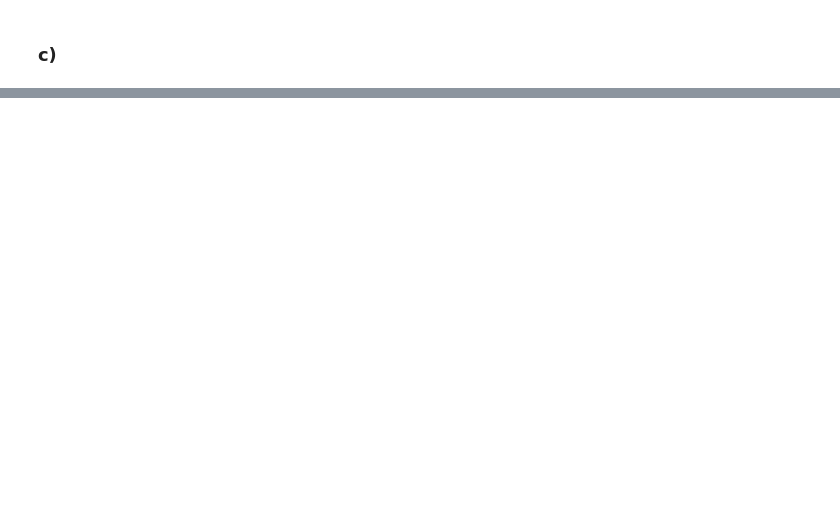
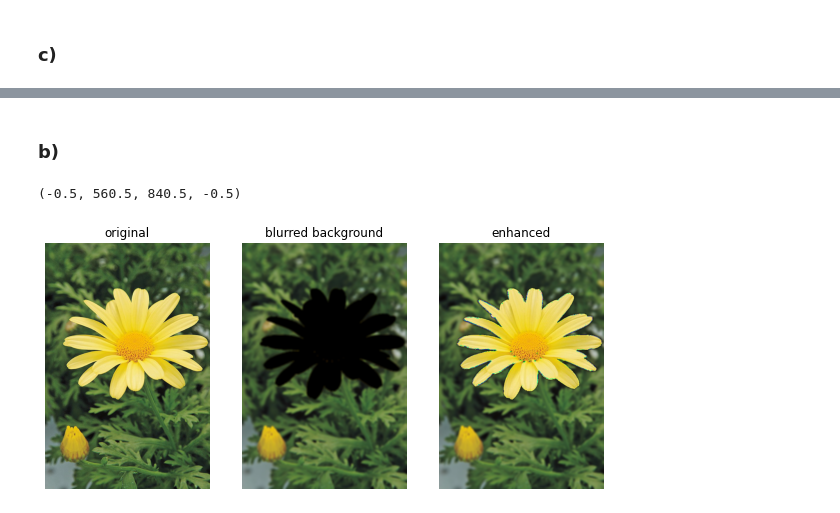
Before and after one commit to Krishnakanth-lab/EN2550_Assignment1, a Jupyter notebook: Krishnakanth_190323C_a01.ipynb, the cells around one changed output, grey strips where cells are left out. Drawn from its saved outputs; the diff is of its cells as text; code cells hidden in the pictures; blank space fills up the shorter version.

```diff
--- a/Krishnakanth_190323C_a01.ipynb
+++ b/Krishnakanth_190323C_a01.ipynb
@@ -357,0 +401,21 @@ plt.show()
+# %% [markdown]
+### b)
+# %%
+fig2, ax = plt.subplots(1,3, figsize=(10,5))
+ax[0].imshow(img_rgb)
+ax[0].title.set_text('original')
+ax[0].axis('off')
+
+blurred_bg = cv.GaussianBlur(background, (9,9), 4)
+enhanced = foreground + blurred_bg
+
+ax[1].imshow(blurred_bg)
+ax[1].title.set_text('blurred background')
+ax[1].axis('off')
+
+ax[2].imshow(enhanced)
+ax[2].title.set_text('enhanced')
+ax[2].axis('off')
+# %% [output]
+(-0.5, 560.5, 840.5, -0.5)
+[figure, added]
```
Also changed, not shown: parts of 9 cells of this notebook.
